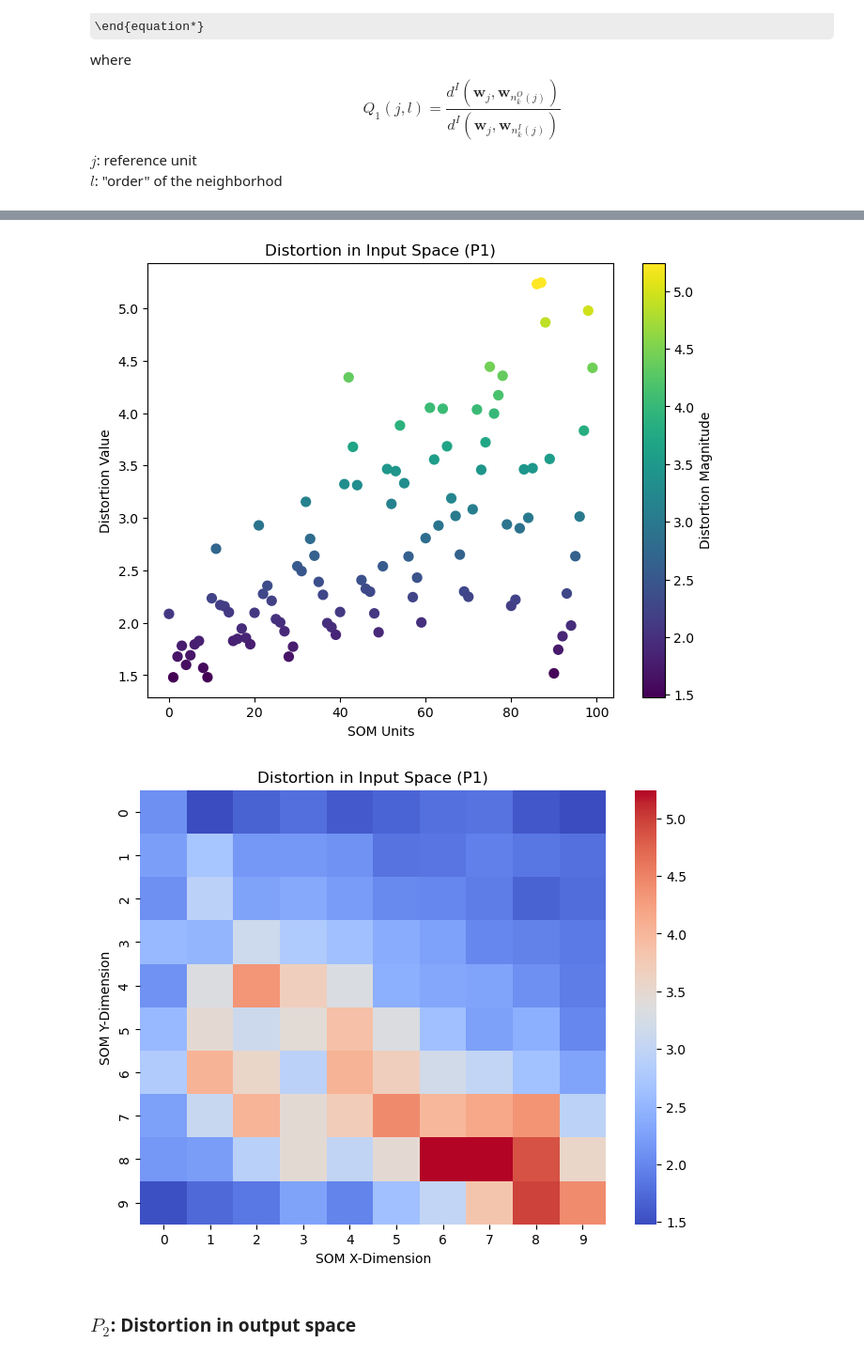
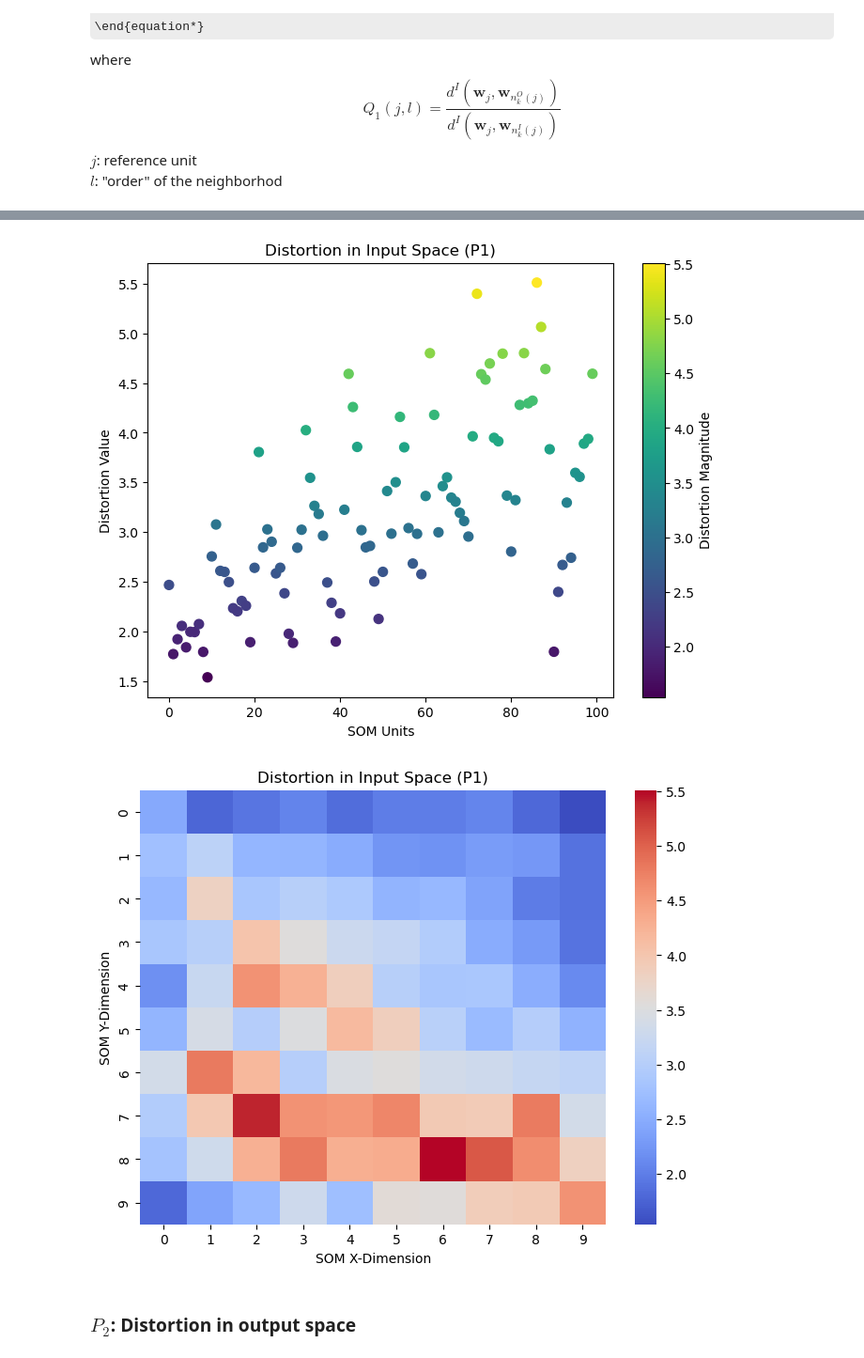
Before and after one commit to Jean-BaptisteCellier/SOM_TopographicProduct, a Jupyter notebook: coding_assignment.ipynb, the cells around one changed output, grey strips where cells are left out. Shown: that part at 94% size. Cells and saved outputs as stored; diff of their text form; code cells hidden in the pictures; some formulas as TeX source.

```diff
--- a/coding_assignment.ipynb
+++ b/coding_assignment.ipynb
@@ -173,12 +174,14 @@ def distortion_input_space(som_distances, weights_distances, unit_i, max_k):
     return p1
 # %%
 list_disto_input_2 =[]
-list_disto_input_3 = []
-list_disto_input_4 = []
+list_disto_input_6 = []
+list_disto_input_9 = []
 
-for i in range(100):
-    list_disto_input_2.append(distortion_input_space(i, 2))
-    list_disto_input_3.append(distortion_input_space(i, 3))
-    list_disto_input_4.append(distortion_input_space(i, 4))
+dim = som_distances.shape[0]
+
+for i in range(dim):
+    list_disto_input_2.append(distortion_input_space(som_distances, weights_distances, i, 2))
+    list_disto_input_6.append(distortion_input_space(som_distances, weights_distances, i, 6))
+    list_disto_input_9.append(distortion_input_space(som_distances, weights_distances, i, 9))
 # %%
 import matplotlib.pyplot as plt
@@ -193,29 +196,29 @@ Text(0.5, 1.0, 'Distortion product with several k')
 # %%
 plt.figure(figsize=(8, 6))
-plt.scatter(range(len(list_disto_input_4)), list_disto_input_4, c=list_disto_input_4, cmap='viridis', s=50)
+plt.scatter(range(len(list_disto_input_6)), list_disto_input_6, c=list_disto_input_6, cmap='viridis', s=50)
 plt.colorbar(label='Distortion Magnitude')
 plt.title('Distortion in Input Space (P1)')
 plt.xlabel('SOM Units')
 plt.ylabel('Distortion Value')
 plt.show()
 # %% [output]
-[figure, old version]
+[figure, new version]
 # %%
 import seaborn as sns
 import matplotlib.pyplot as plt
 import numpy as np
 
-disto_input_4 = np.array(list_disto_input_4)
-disto_input_4 = disto_input_4.reshape(som_xdim, som_ydim)
+disto_input_6 = np.array(list_disto_input_6)
+disto_input_6 = disto_input_6.reshape(som_xdim, som_ydim)
 
 plt.figure(figsize=(8, 6))
-sns.heatmap(disto_input_4, cmap='coolwarm', annot=False)
+sns.heatmap(disto_input_6, cmap='coolwarm', annot=False)
 plt.title('Distortion in Input Space (P1)')
 plt.xlabel('SOM X-Dimension')
 plt.ylabel('SOM Y-Dimension')
 plt.show()
 # %% [output]
-[figure, old version]
+[figure, new version]
 # %% [markdown]
 ### $P_{2}$: Distortion in output space
 # %% [markdown]
```
Also changed, not shown: parts of 11 cells of this notebook.
